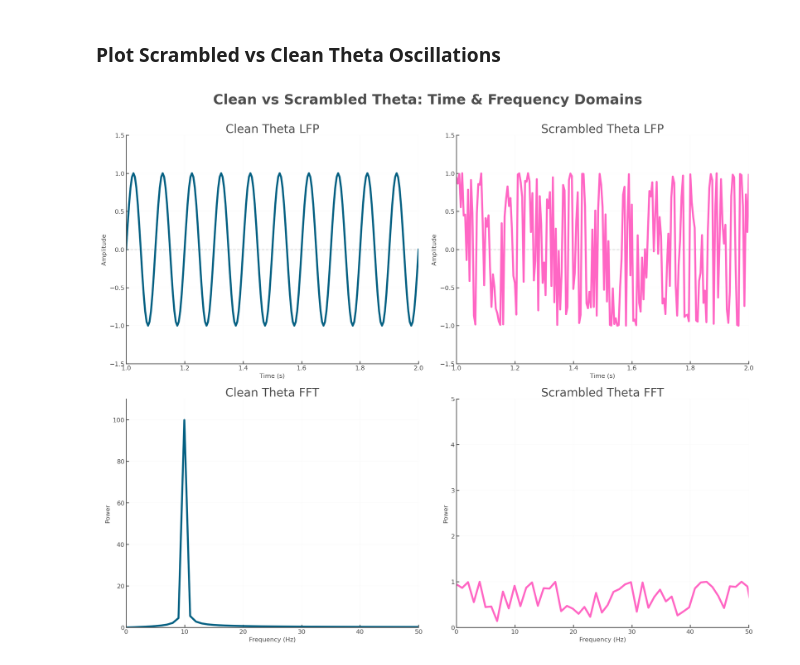
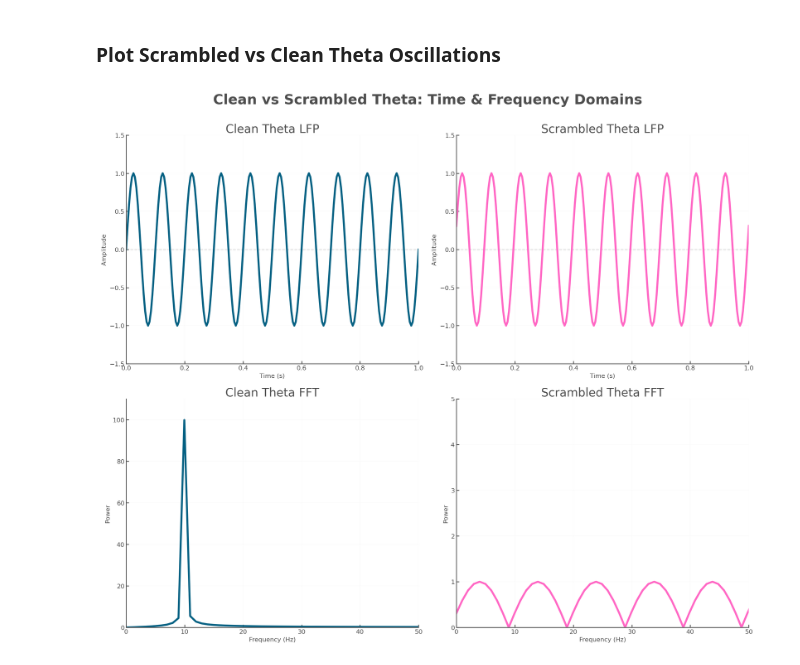
Before and after one commit to LiviaStein1/STDP_Theta, a Jupyter notebook: STDP-SR_scripts/Scrambled_theta.ipynb, the cells around one changed output. Cells and saved outputs as stored; diff of their text form; code cells hidden in the pictures.

```diff
--- a/STDP-SR_scripts/Scrambled_theta.ipynb
+++ b/STDP-SR_scripts/Scrambled_theta.ipynb
@@ -171,8 +174,8 @@ params = {
           'kappa'               : 1,          # von mises spread parameter
 
           #Theta scrambling params (Livi addition)
-          'scramble_strength'    : 1.0,        # strength of theta phase scrambling
-          'hf_strength'          : 1.0,        # strength of high frequency jitter added to scrambled theta phase
+          'scramble_strength'    : 0.0,        # strength of theta phase scrambling
+          'hf_strength'          : 0.0,        # strength of high frequency jitter added to scrambled theta phase
 
 }
 
@@ -343,8 +352,8 @@ from scipy.fft import fft, fftfreq
 from scipy.signal import windows
 
 # Your time window & data extraction
-start_time = 1.0
-end_time = 2.0
+start_time = 0.0
+end_time = 1.0
 dt = agent_scr.dt
 
 scrambled_phases = np.asarray(agent_scr.thetaPhase_scrambled_history, dtype=float)
@@ -387,31 +396,31 @@ axes[0,1].axhline(0, color='gray', linestyle='--', linewidth=1, alpha=0.3)
 axes[0,1].plot(t_window, lfp_scrambled, color='#ff66c4', linewidth=2.5)
 axes[0,1].set_title('Scrambled Theta LFP', fontsize=15)
 axes[0,1].set_ylabel('Amplitude')
 axes[0,1].set_xlabel('Time (s)')
 axes[0,1].grid(True, alpha=0.3)
 axes[0,1].set_xlim(start_time, end_time)
 axes[0,1].set_ylim(-1.5, 1.5)
 
 # Bottom-left: Clean FFT
 axes[1,0].plot(freq[:1000], fft_clean[:1000], color='#036082', linewidth=2.5)
 axes[1,0].set_title('Clean Theta FFT', fontsize=15)
 axes[1,0].set_xlabel('Frequency (Hz)')
 axes[1,0].set_ylabel('Power')
 axes[1,0].set_xlim(0, 50)
 axes[1,0].set_ylim(0,110)
 axes[1,0].grid(True, alpha=0.3)
 
 # Bottom-right: Scrambled FFT
 axes[1,1].plot(freq[:1000], fft_scrambled[:1000], color='#ff66c4', linewidth=2.5)
 axes[1,1].set_title('Scrambled Theta FFT', fontsize=15)
 axes[1,1].set_xlabel('Frequency (Hz)')
 axes[1,1].set_ylabel('Power')
 axes[1,1].set_xlim(0, 50)
 axes[1,1].set_ylim(0,5)
 axes[1,1].grid(True, alpha=0.3)
 
 plt.suptitle('Clean vs Scrambled Theta: Time & Frequency Domains', fontsize=18, fontweight='bold', y=1.0)
 plt.tight_layout()
 plt.show()
 # %% [output]
-[figure, old version]
+[figure, new version]
```
Also changed, not shown: parts of 14 cells of this notebook.
